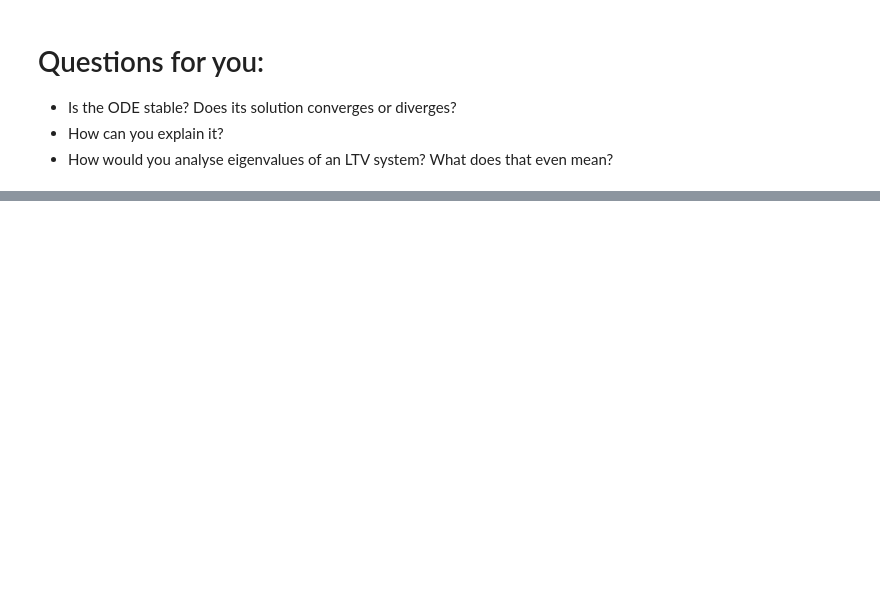
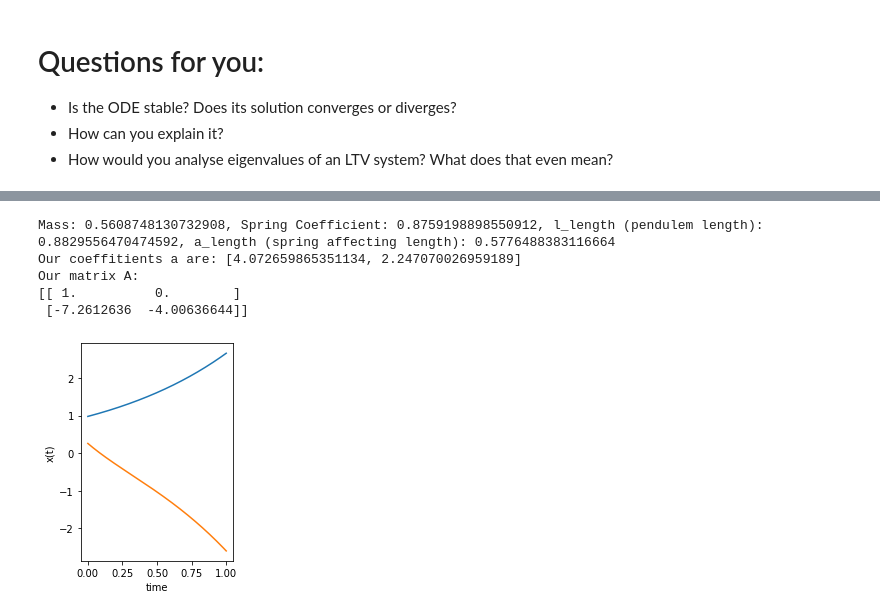
Before and after one commit to hany606/LCT_Spring20IU, a Jupyter notebook: Lab1_From_linear_ODE_to_State_Space.ipynb, the cells around one changed output, grey strips where cells are left out. Cells and saved outputs as stored; diff of their text form; code cells hidden in the pictures; blank space fills up the shorter version.

```diff
--- a/Lab1_From_linear_ODE_to_State_Space.ipynb
+++ b/Lab1_From_linear_ODE_to_State_Space.ipynb
@@ -132,0 +268,55 @@ Ogata 2-4,5 3-2; Strogatz 5.0-2
+# %%
+# 2nd point
+
+import numpy as np
+from scipy.integrate import odeint
+import matplotlib.pyplot as plt
+
+n = 3                     # degree of the polynomial including the y^(0) term with zero degree of differentiation (the degree of the ODE is 2)
+[mass, k_spring, l_length, a_length] = np.random.rand(4)
+
+# Precondition of the selection of the a_length and modify it if it is not fullfill the condition
+a_length = a_length if a_length <= l_length else l_length/int(np.random.rand(1)[0]*10)
+
+g = 9.8
+print("Mass: {:}, Spring Coefficient: {:}, l_length (pendulem length): {:}, a_length (spring affecting length): {:}".format(mass, k_spring, l_length, a_length))
+
+a = [mass*g*a_length/(l_length**2), 2*k_spring/((l_length**2))]
+print("Our coeffitients a are:", a)
+
+a_norm = a[:] / mass     # divide by "ak"
+
+A = np.zeros((n-1, n-1))  # state matrix
+A[0:(n-2), 0:(n-2)] = np.eye(n-2)
+A[n-2, 0:] = -a_norm
+
+print("Our matrix A:")
+print(A)
+
+# x_dot from state space
+def StateSpace(x, t, b):
+    b = int(b)
+    b_matrix_cooefficients = np.zeros(n-1)
+    b_matrix_cooefficients[n-2] = 1
+    return A.dot(x) + b_matrix_cooefficients.dot(b)
+
+time = np.linspace(0, 1, 1000)
+x0 = np.random.rand(n-1)  # initial state
+F = tuple(str(5))
+
+solution = odeint(StateSpace, x0, time, args=(F))
+
+# state space based model
+plt.subplot(121)
+plt.plot(time, solution)
+plt.xlabel('time')
+plt.ylabel('x(t)')
+
+plt.show()
+# %% [output]
+Mass: 0.5608748130732908, Spring Coefficient: 0.8759198898550912, l_length (pendulem length): 0.8829556470474592, a_length (spring affecting length): 0.5776488383116664
+Our coeffitients a are: [4.072659865351134, 2.247070026959189]
+Our matrix A:
+[[ 1.          0.        ]
+ [-7.2612636  -4.00636644]]
+[figure, added]
```
Also changed, not shown: parts of 13 cells of this notebook.
